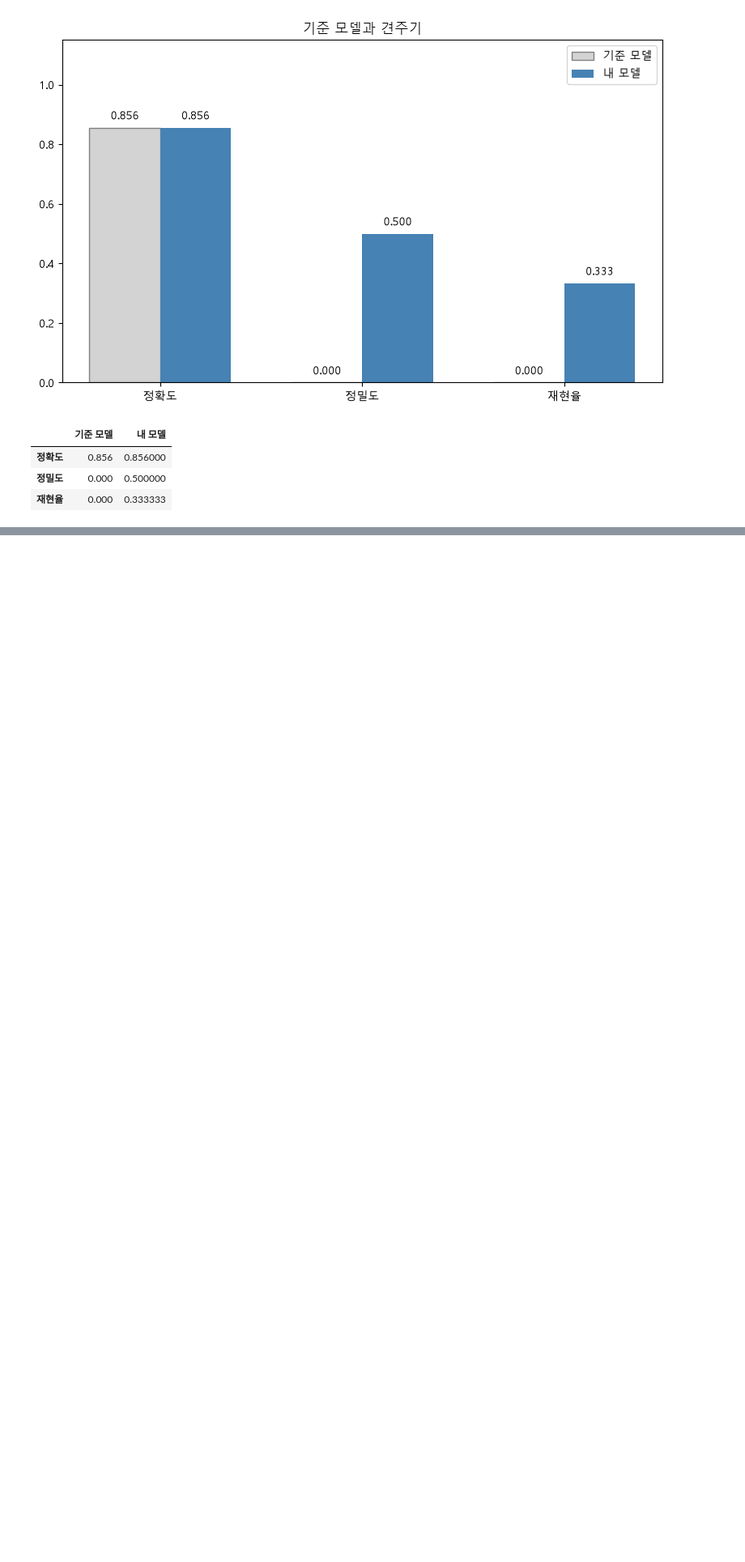
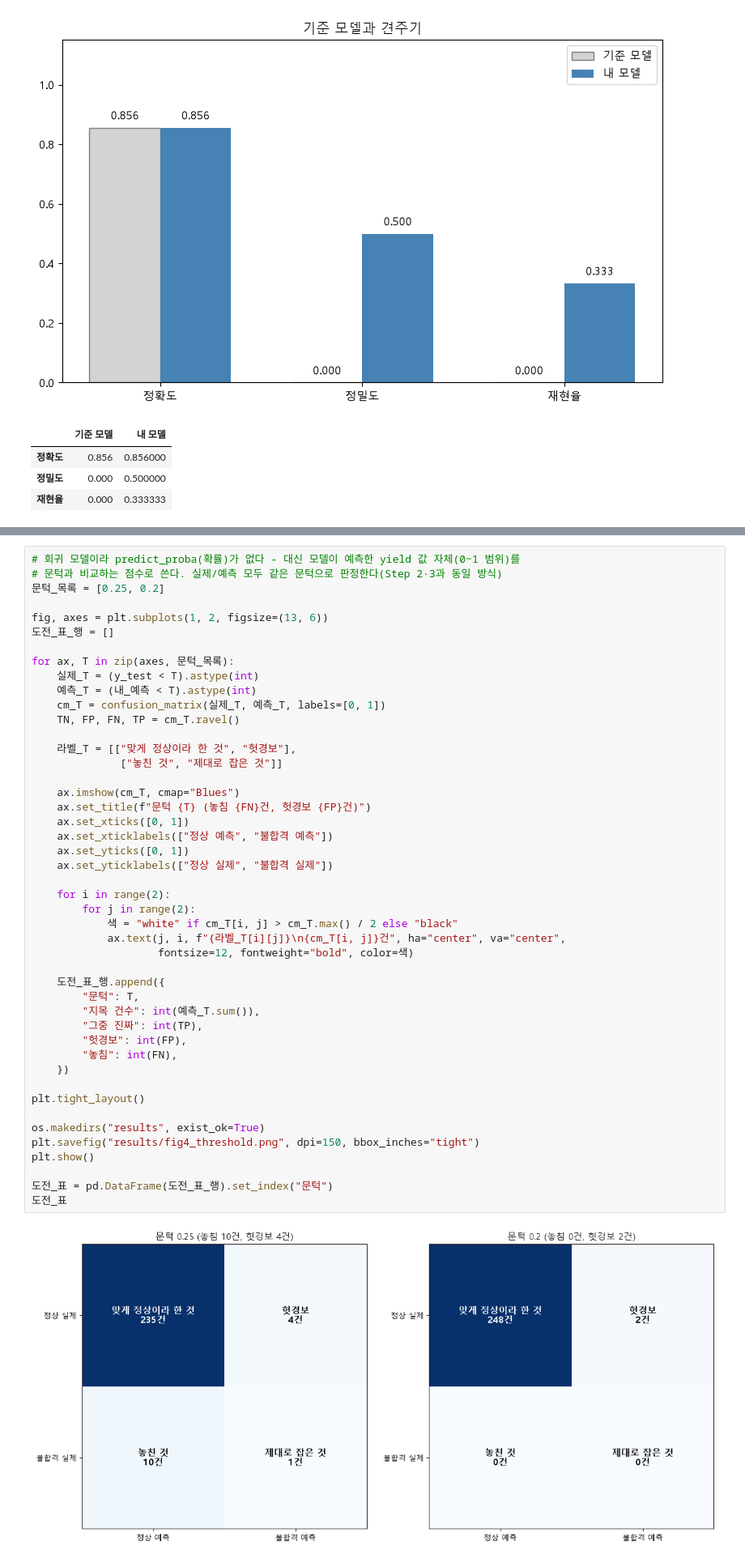
Before and after one commit to nnasnt01-lab/defect-prediction, a Jupyter notebook: day06/project_v1/project_v1.ipynb, the cells around one changed output, grey strips where cells are left out. Shown at 81% size. Drawn from its saved outputs; the diff is of its cells as text; blank space fills up the shorter version.

```diff
--- a/day06/project_v1/project_v1.ipynb
+++ b/day06/project_v1/project_v1.ipynb
@@ -584,0 +592,48 @@ pd.DataFrame({"기준 모델": 지표_기준, "내 모델": 지표_내모델}, i
+# %%
+# 회귀 모델이라 predict_proba(확률)가 없다 - 대신 모델이 예측한 yield 값 자체(0~1 범위)를
+# 문턱과 비교하는 점수로 쓴다. 실제/예측 모두 같은 문턱으로 판정한다(Step 2·3과 동일 방식)
+문턱_목록 = [0.25, 0.2]
+
+fig, axes = plt.subplots(1, 2, figsize=(13, 6))
+도전_표_행 = []
+
+for ax, T in zip(axes, 문턱_목록):
+    실제_T = (y_test < T).astype(int)
+    예측_T = (내_예측 < T).astype(int)
+    cm_T = confusion_matrix(실제_T, 예측_T, labels=[0, 1])
+    TN, FP, FN, TP = cm_T.ravel()
+
+    라벨_T = [["맞게 정상이라 한 것", "헛경보"],
+              ["놓친 것", "제대로 잡은 것"]]
+
+    ax.imshow(cm_T, cmap="Blues")
+    ax.set_title(f"문턱 {T} (놓침 {FN}건, 헛경보 {FP}건)")
+    ax.set_xticks([0, 1])
+    ax.set_xticklabels(["정상 예측", "불합격 예측"])
+    ax.set_yticks([0, 1])
+    ax.set_yticklabels(["정상 실제", "불합격 실제"])
+
+    for i in range(2):
+        for j in range(2):
+            색 = "white" if cm_T[i, j] > cm_T.max() / 2 else "black"
+            ax.text(j, i, f"{라벨_T[i][j]}\n{cm_T[i, j]}건", ha="center", va="center",
+                    fontsize=12, fontweight="bold", color=색)
+
+    도전_표_행.append({
+        "문턱": T,
+        "지목 건수": int(예측_T.sum()),
+        "그중 진짜": int(TP),
+        "헛경보": int(FP),
+        "놓침": int(FN),
+    })
+
+plt.tight_layout()
+
+os.makedirs("results", exist_ok=True)
+plt.savefig("results/fig4_threshold.png", dpi=150, bbox_inches="tight")
+plt.show()
+
+도전_표 = pd.DataFrame(도전_표_행).set_index("문턱")
+도전_표
+# %% [output]
+[figure, added]
```
Also changed, not shown: parts of 3 cells of this notebook, 1 other file.
